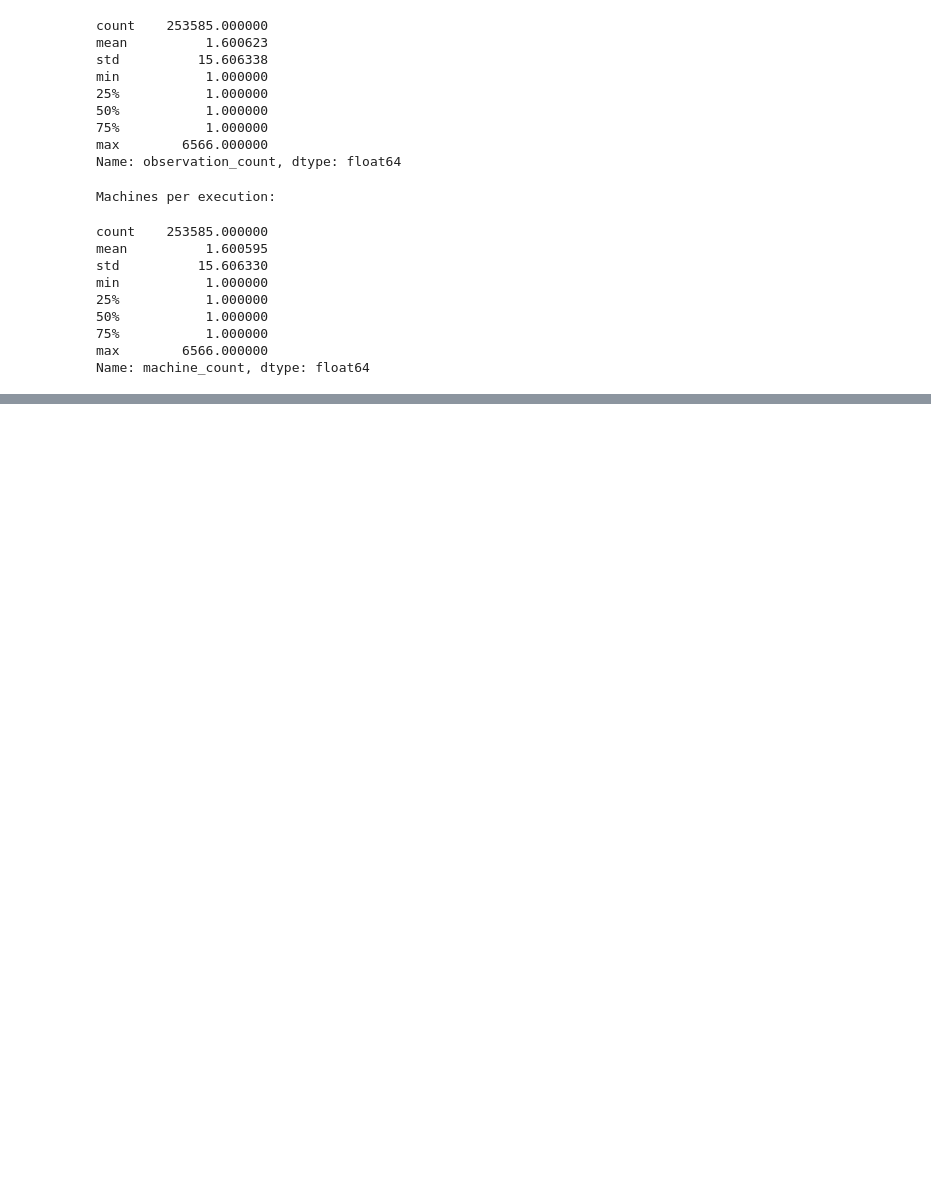
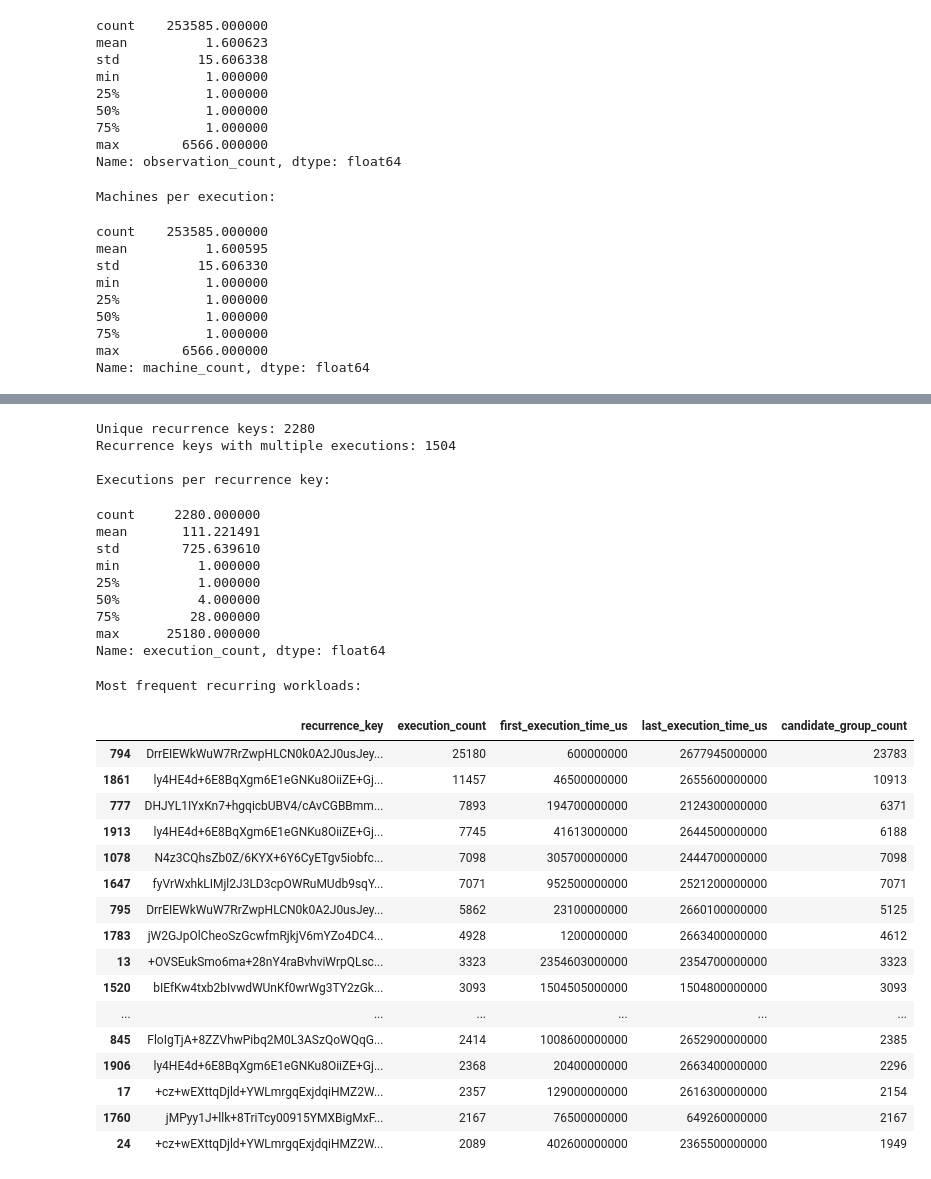
Before and after one commit to sonalilonkar1/masters-project, a Jupyter notebook: pipelines/google_subset/02_reconstructExecutions.ipynb, the cells around one changed output, grey strips where cells are left out. Cells and saved outputs as stored; diff of their text form; code cells hidden in the pictures; blank space fills up the shorter version.

```diff
--- a/pipelines/google_subset/02_reconstructExecutions.ipynb
+++ b/pipelines/google_subset/02_reconstructExecutions.ipynb
@@ -827,0 +1243,63 @@ Name: machine_count, dtype: float64
+# %%
+# Number of executions per recurring workload
+recurrence_summary = (
+    saved_execution_df
+    .groupby("recurrence_key")
+    .agg(
+        execution_count=("execution_id", "nunique"),
+        first_execution_time_us=("execution_start_time_us", "min"),
+        last_execution_time_us=("execution_end_time_us", "max"),
+        candidate_group_count=("candidate_instance_key", "nunique"),
+    )
+    .reset_index()
+)
+
+print("Unique recurrence keys:",
+      recurrence_summary["recurrence_key"].nunique())
+
+print("Recurrence keys with multiple executions:",
+      (recurrence_summary["execution_count"] > 1).sum())
+
+print("\nExecutions per recurrence key:")
+display(
+    recurrence_summary["execution_count"].describe()
+)
+
+print("\nMost frequent recurring workloads:")
+display(
+    recurrence_summary
+    .sort_values("execution_count", ascending=False)
+    .head(20)
+)
+# %% [output]
+Unique recurrence keys: 2280
+Recurrence keys with multiple executions: 1504
+
+Executions per recurrence key:
+count     2280.000000
+mean       111.221491
+std        725.639610
+min          1.000000
+25%          1.000000
+50%          4.000000
+75%         28.000000
+max      25180.000000
+Name: execution_count, dtype: float64
+Most frequent recurring workloads:
+|  | recurrence_key | execution_count | first_execution_time_us | last_execution_time_us | candidate_group_count |
+| 794 | DrrEIEWkWuW7RrZwpHLCN0k0A2J0usJey... | 25180 | 600000000 | 2677945000000 | 23783 |
+| 1861 | ly4HE4d+6E8BqXgm6E1eGNKu8OiiZE+Gj... | 11457 | 46500000000 | 2655600000000 | 10913 |
+| 777 | DHJYL1IYxKn7+hgqicbUBV4/cAvCGBBmm... | 7893 | 194700000000 | 2124300000000 | 6371 |
+| 1913 | ly4HE4d+6E8BqXgm6E1eGNKu8OiiZE+Gj... | 7745 | 41613000000 | 2644500000000 | 6188 |
+| 1078 | N4z3CQhsZb0Z/6KYX+6Y6CyETgv5iobfc... | 7098 | 305700000000 | 2444700000000 | 7098 |
+| 1647 | fyVrWxhkLIMjl2J3LD3cpOWRuMUdb9sqY... | 7071 | 952500000000 | 2521200000000 | 7071 |
+| 795 | DrrEIEWkWuW7RrZwpHLCN0k0A2J0usJey... | 5862 | 23100000000 | 2660100000000 | 5125 |
+| 1783 | jW2GJpOlCheoSzGcwfmRjkjV6mYZo4DC4... | 4928 | 1200000000 | 2663400000000 | 4612 |
+| 13 | +OVSEukSmo6ma+28nY4raBvhviWrpQLsc... | 3323 | 2354603000000 | 2354700000000 | 3323 |
+| 1520 | bIEfKw4txb2bIvwdWUnKf0wrWg3TY2zGk... | 3093 | 1504505000000 | 1504800000000 | 3093 |
+| ... | ... | ... | ... | ... | ... |
+| 845 | FloIgTjA+8ZZVhwPibq2M0L3ASzQoWQqG... | 2414 | 1008600000000 | 2652900000000 | 2385 |
+| 1906 | ly4HE4d+6E8BqXgm6E1eGNKu8OiiZE+Gj... | 2368 | 20400000000 | 2663400000000 | 2296 |
+| 17 | +cz+wEXttqDjld+YWLmrgqExjdqiHMZ2W... | 2357 | 129000000000 | 2616300000000 | 2154 |
+| 1760 | jMPyy1J+llk+8TriTcy00915YMXBigMxF... | 2167 | 76500000000 | 649260000000 | 2167 |
+| 24 | +cz+wEXttqDjld+YWLmrgqExjdqiHMZ2W... | 2089 | 402600000000 | 2365500000000 | 1949 |
```
Also changed, not shown: parts of 14 cells of this notebook, 1 other file.
